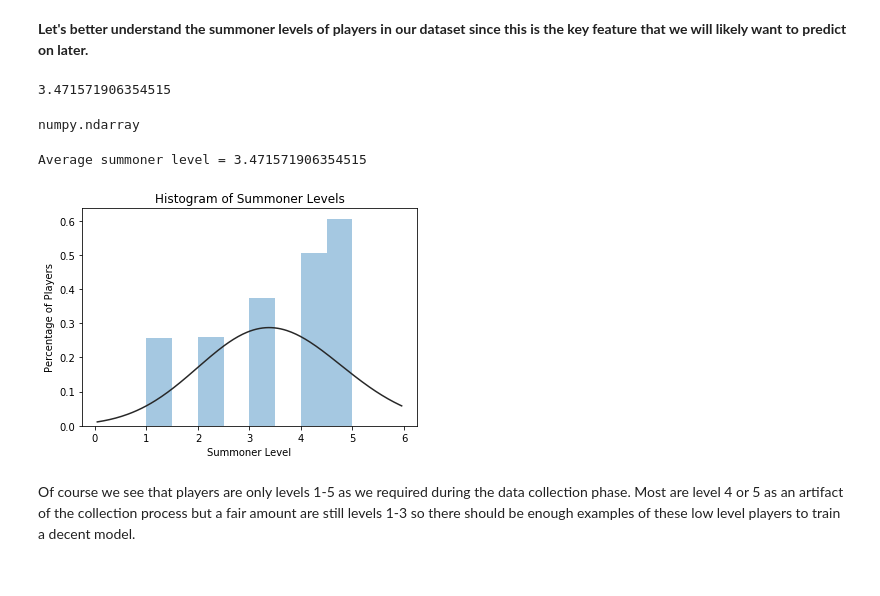
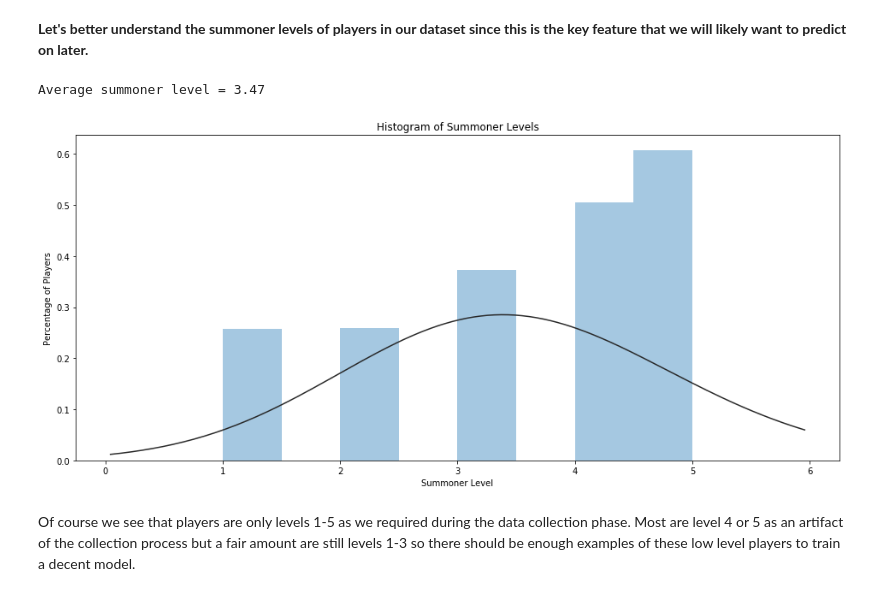
Before and after one commit to dskarbrevik/League-of-Legends-Churn-Prediction, a Jupyter notebook: LoL Churn Predictor [Part 2 - Data Cleaning and EDA].ipynb, the cells around one changed output. Drawn from its saved outputs; the diff is of its cells as text; code cells hidden in the pictures.

```diff
--- a/LoL Churn Predictor [Part 2 - Data Cleaning and EDA].ipynb
+++ b/LoL Churn Predictor [Part 2 - Data Cleaning and EDA].ipynb
@@ -377,22 +380,14 @@ import datetime
 df = pd.read_csv("./data/cleaned_riot_data.csv", encoding="ISO-8859-1")
 # %% [markdown]
 **Let's better understand the summoner levels of players in our dataset since this is the key feature that we will likely want to predict on later.**
-# %%
-summoner_levels = df.summoner_level
-np.mean(summoner_levels)
-# %% [output]
-3.471571906354515
-# %%
-type(summoner_levels.values)
-# %% [output]
-numpy.ndarray
 # %%
-hist = sns.distplot(summoner_levels, kde=False, fit=stats.gamma)
+plt.figure(figsize=(16,7))
+hist = sns.distplot(df['summoner_level'], kde=False, fit=stats.gamma)
 hist.set(title="Histogram of Summoner Levels", xlabel="Summoner Level", ylabel="Percentage of Players")
-print("Average summoner level = {}".format(np.mean(df.summoner_level)))
+print("Average summoner level = {:.2f}".format(np.mean(df.summoner_level)))
 # %% [output]
-Average summoner level = 3.471571906354515
+Average summoner level = 3.47
-[figure, old version]
+[figure, new version]
 # %% [markdown]
 Of course we see that players are only levels 1-5 as we required during the data collection phase. Most are level 4 or 5 as an artifact of the collection process but a fair amount are still levels 1-3 so there should be enough examples of these low level players to train a decent model.
 # %% [markdown]
```
Also changed, not shown: parts of 30 cells of this notebook, 4 other files.
